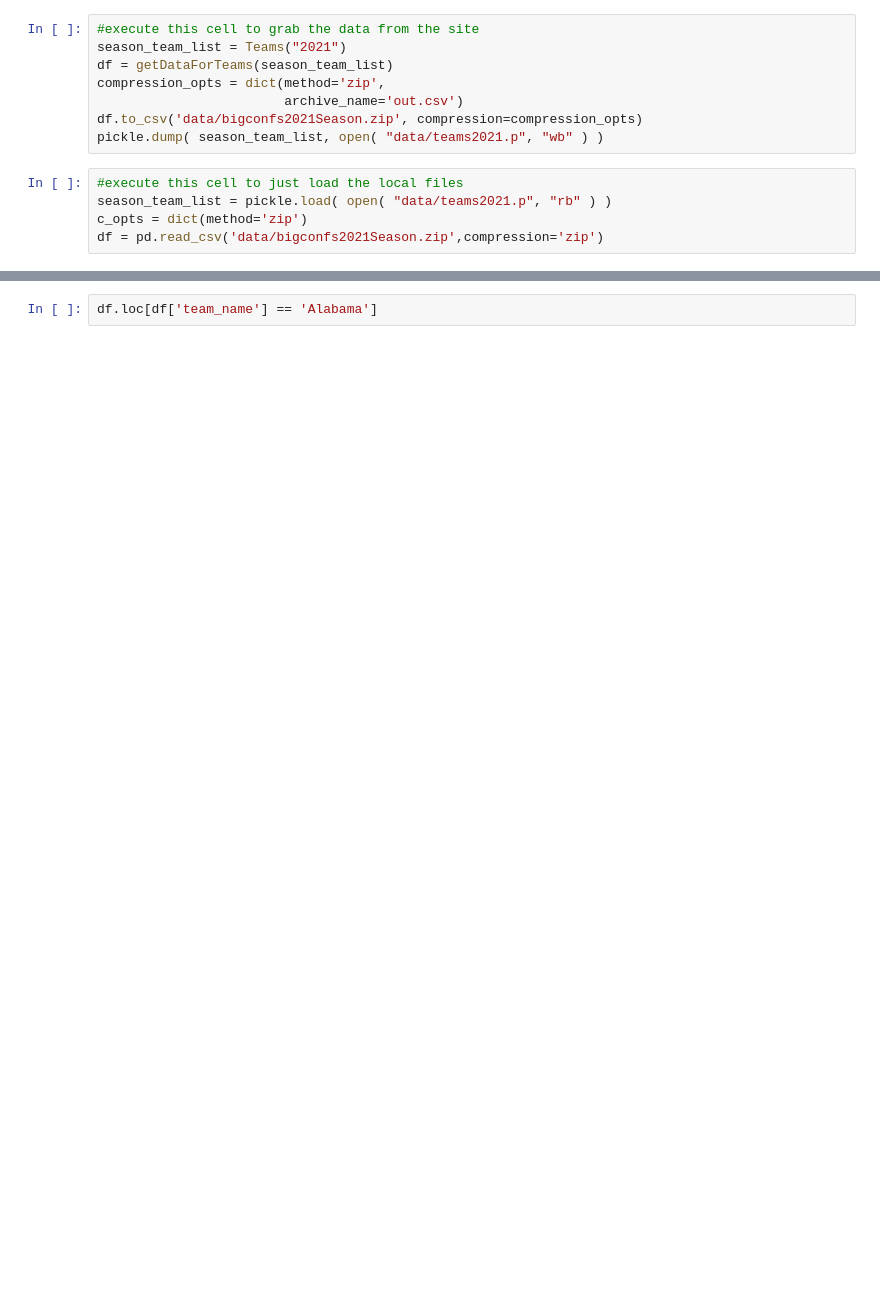
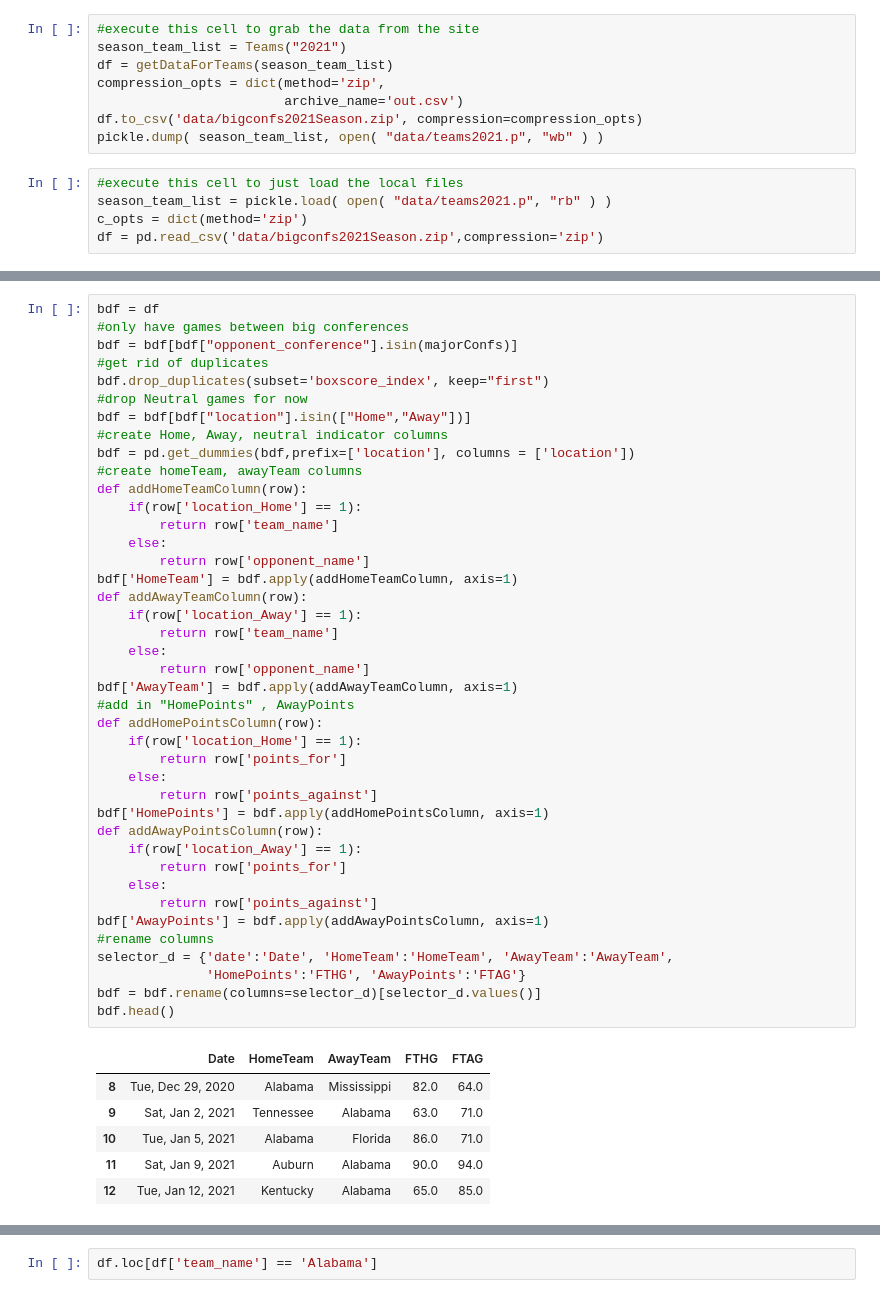
Before and after one commit to gaulight42/bball1, a Jupyter notebook: ncaaBball2022.ipynb, the cells around one changed output, grey strips where cells are left out. Drawn from its saved outputs; the diff is of its cells as text; blank space fills up the shorter version.

```diff
--- a/ncaaBball2022.ipynb
+++ b/ncaaBball2022.ipynb
@@ -81,0 +118,48 @@ df.head()
+# %%
+bdf = df
+#only have games between big conferences
+bdf = bdf[bdf["opponent_conference"].isin(majorConfs)]
+#get rid of duplicates
+bdf.drop_duplicates(subset='boxscore_index', keep="first")
+#drop Neutral games for now
+bdf = bdf[bdf["location"].isin(["Home","Away"])]
+#create Home, Away, neutral indicator columns
+bdf = pd.get_dummies(bdf,prefix=['location'], columns = ['location'])
+#create homeTeam, awayTeam columns
+def addHomeTeamColumn(row):
+    if(row['location_Home'] == 1):
+        return row['team_name']
+    else:
+        return row['opponent_name']
+bdf['HomeTeam'] = bdf.apply(addHomeTeamColumn, axis=1)
+def addAwayTeamColumn(row):
+    if(row['location_Away'] == 1):
+        return row['team_name']
+    else:
+        return row['opponent_name']
+bdf['AwayTeam'] = bdf.apply(addAwayTeamColumn, axis=1)
+#add in "HomePoints" , AwayPoints
+def addHomePointsColumn(row):
+    if(row['location_Home'] == 1):
+        return row['points_for']
+    else:
+        return row['points_against']
+bdf['HomePoints'] = bdf.apply(addHomePointsColumn, axis=1)
+def addAwayPointsColumn(row):
+    if(row['location_Away'] == 1):
+        return row['points_for']
+    else:
+        return row['points_against']
+bdf['AwayPoints'] = bdf.apply(addAwayPointsColumn, axis=1)
+#rename columns
+selector_d = {'date':'Date', 'HomeTeam':'HomeTeam', 'AwayTeam':'AwayTeam',
+              'HomePoints':'FTHG', 'AwayPoints':'FTAG'}
+bdf = bdf.rename(columns=selector_d)[selector_d.values()]
+bdf.head()
+# %% [output]
+|  | Date | HomeTeam | AwayTeam | FTHG | FTAG |
+| 8 | Tue, Dec 29, 2020 | Alabama | Mississippi | 82.0 | 64.0 |
+| 9 | Sat, Jan 2, 2021 | Tennessee | Alabama | 63.0 | 71.0 |
+| 10 | Tue, Jan 5, 2021 | Alabama | Florida | 86.0 | 71.0 |
+| 11 | Sat, Jan 9, 2021 | Auburn | Alabama | 90.0 | 94.0 |
+| 12 | Tue, Jan 12, 2021 | Kentucky | Alabama | 65.0 | 85.0 |
```
Also changed, not shown: parts of 22 cells of this notebook.
